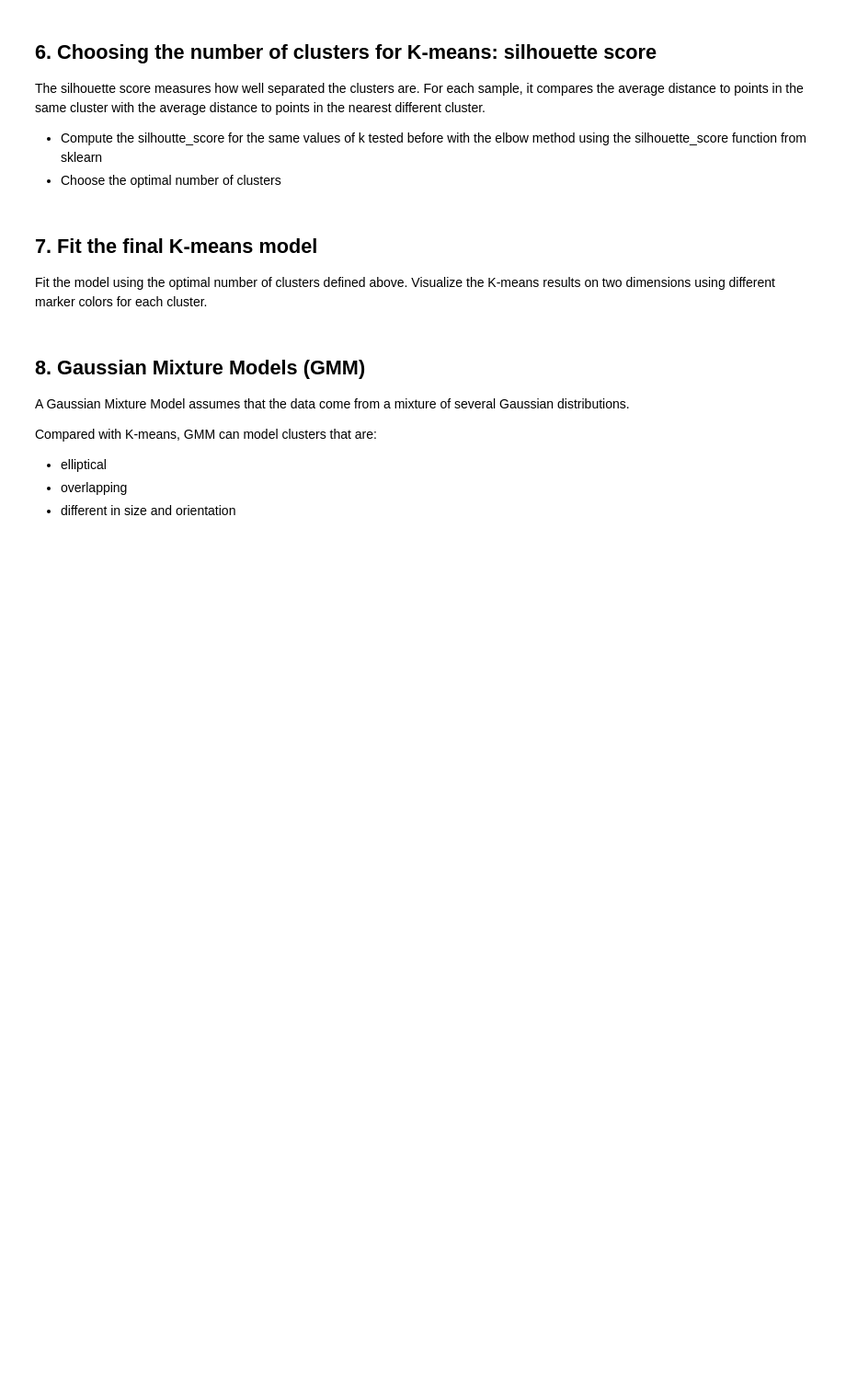
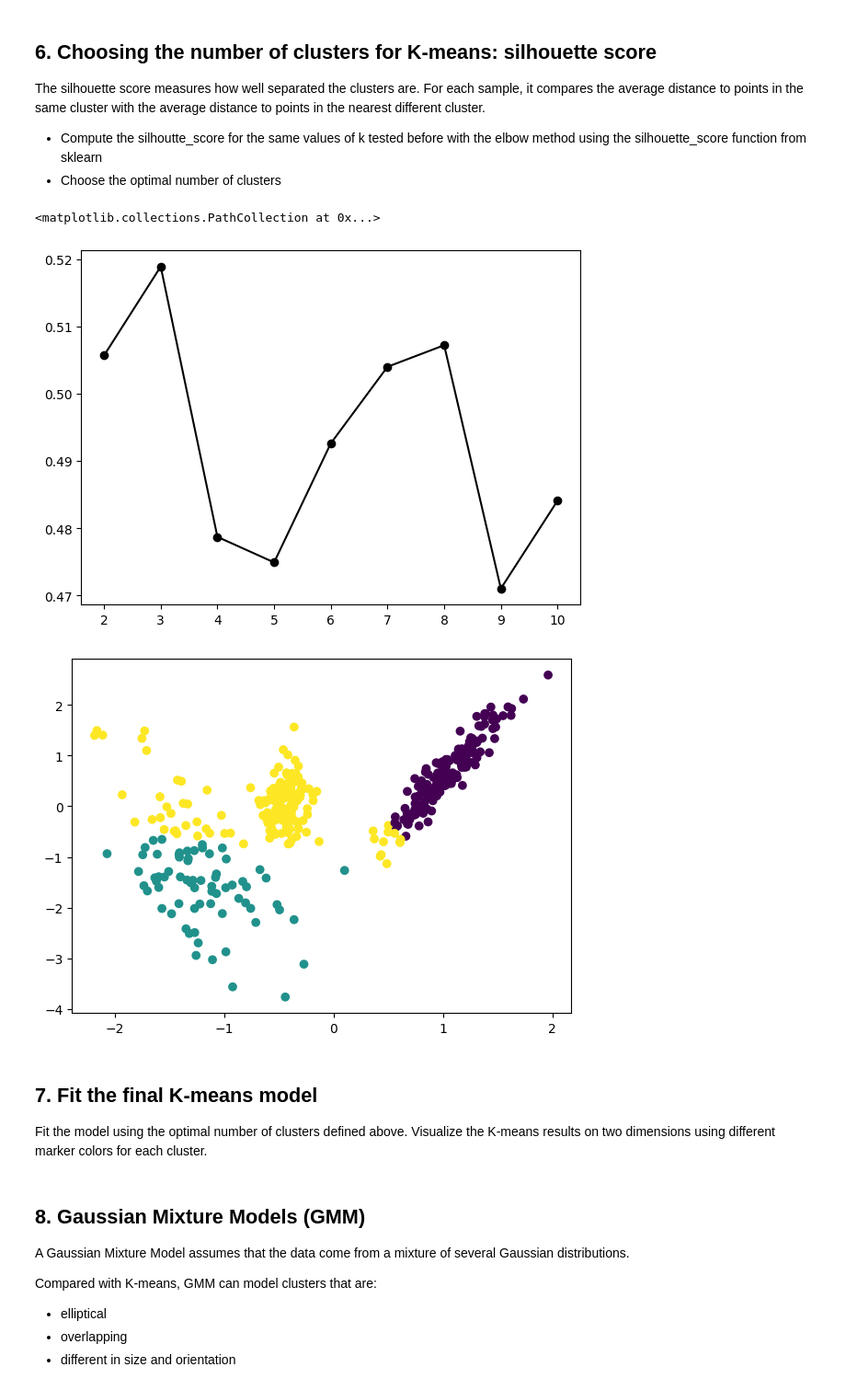
Before and after one commit to MatteoBaraldi/Machine-Learning-for-Bioengineering, a Jupyter notebook: MOD-2/01_clustering_exercises/exercise_kmeans_gmm.ipynb, the cells around one changed output. Shown at 92% size. Saved outputs shown, nothing was run; the diff lists cells and outputs as text; code cells hidden in the pictures; blank space fills up the shorter version.

```diff
--- a/MOD-2/01_clustering_exercises/exercise_kmeans_gmm.ipynb
+++ b/MOD-2/01_clustering_exercises/exercise_kmeans_gmm.ipynb
@@ -130,6 +156,27 @@ The elbow method evaluates the inertia (within-cluster sum of squares) for diffe
 The silhouette score measures how well separated the clusters are. For each sample, it compares the average distance to points in the same cluster with the average distance to points in the nearest different cluster.
 * Compute the silhoutte_score for the same values of k tested before with the elbow method using the silhouette_score function from sklearn
 * Choose the optimal number of clusters
+# %%
+Ks = range(2,11)
+scores = []
+for k in Ks:
+    km = KMeans(n_clusters=k, random_state=42)
+    y_c = km.fit_predict(X_scaled)
+    sil_score = silhouette_score(X_scaled, y_c)
+    scores.append(sil_score)
+f = plt.figure()
+ax = f.add_subplot(1,1,1)
+ax.plot(Ks, scores, 'o-k')
+
+best_k = Ks[np.argmax(scores)]
+km = KMeans(n_clusters=best_k, random_state=42)
+y_c = km.fit_predict(X_scaled)
+f = plt.figure()
+plt.scatter(X_scaled[:, 0], X_scaled[:, 1], c=y_c)
+# %% [output]
+<matplotlib.collections.PathCollection at 0x...>
+[figure, added]
+[figure, added]
 # %% [markdown]
 ## 7. Fit the final K-means model
 
```
Also changed, not shown: parts of 5 cells of this notebook.
